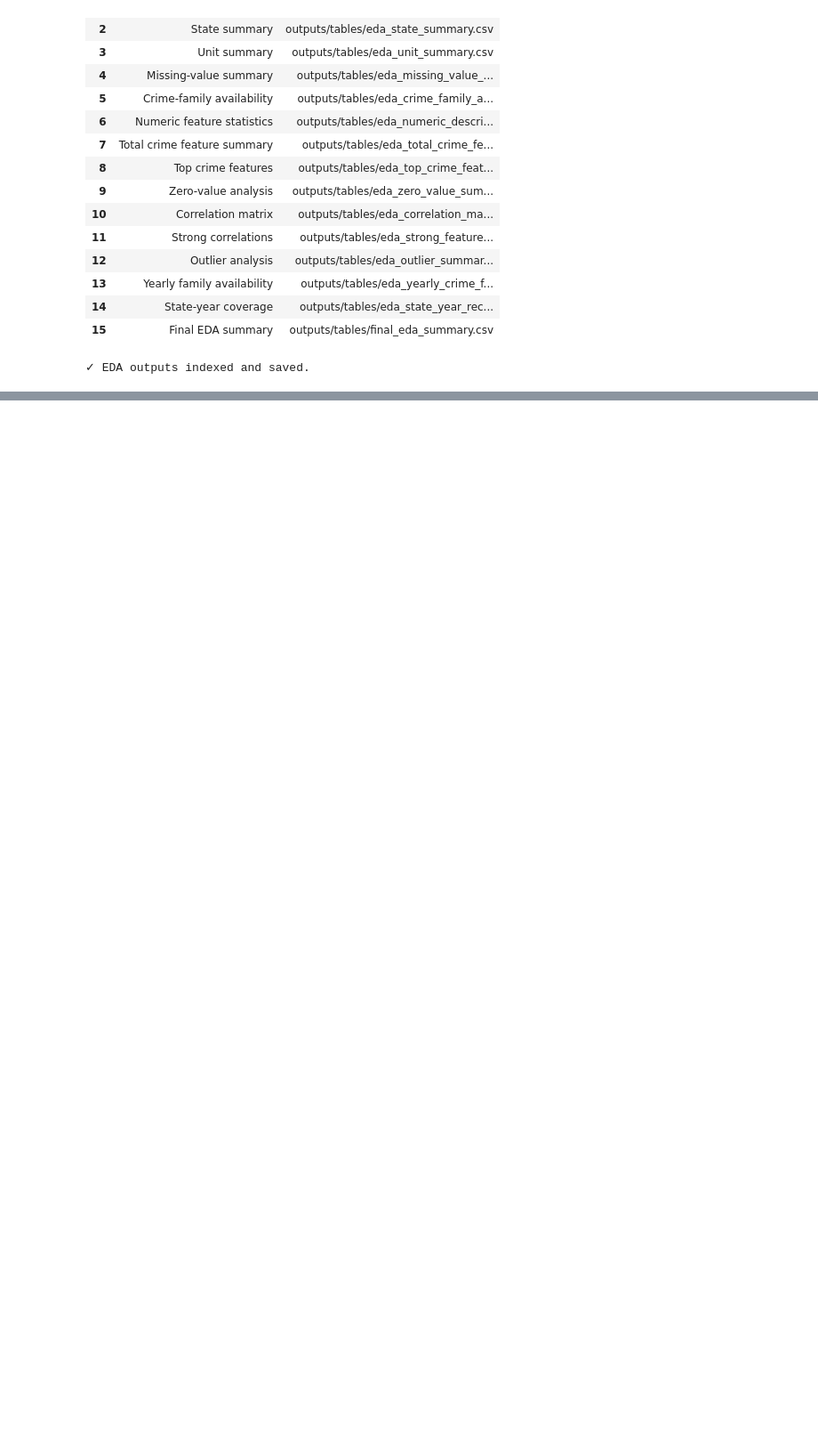
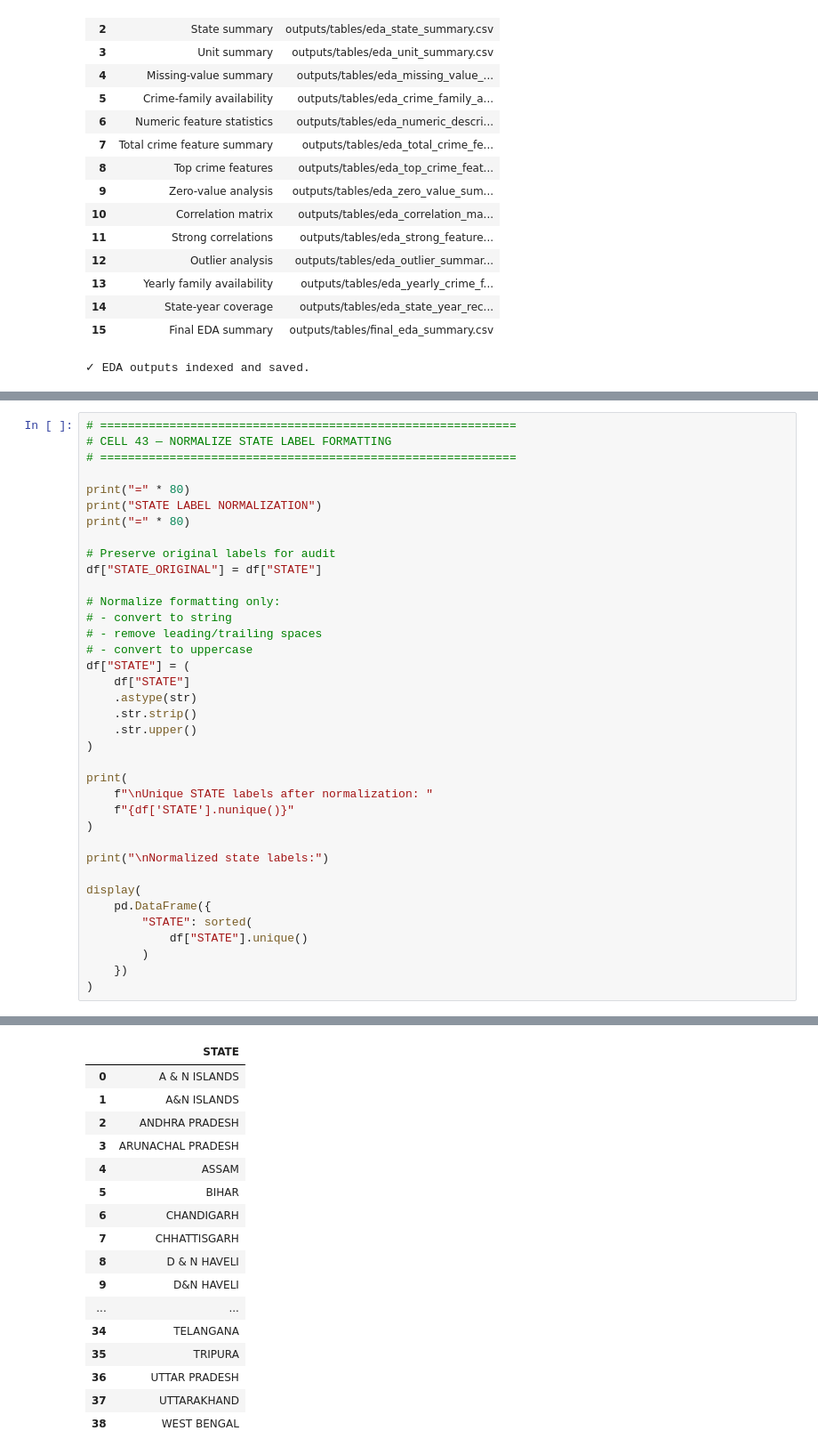
Before and after one commit to varshini1802/Major-project, a Jupyter notebook: notebooks/02_India_Crime_Final_EDA.ipynb, the cells around one changed output, grey strips where cells are left out. Shown at 89% size. Cells and saved outputs as stored; diff of their text form; blank space fills up the shorter version.

```diff
--- a/notebooks/02_India_Crime_Final_EDA.ipynb
+++ b/notebooks/02_India_Crime_Final_EDA.ipynb
@@ -2544,0 +2610,38 @@ print(
+# %%
+# ============================================================
+# CELL 43 — NORMALIZE STATE LABEL FORMATTING
+# ============================================================
+
+print("=" * 80)
+print("STATE LABEL NORMALIZATION")
+print("=" * 80)
+
+# Preserve original labels for audit
+df["STATE_ORIGINAL"] = df["STATE"]
+
+# Normalize formatting only:
+# - convert to string
+# - remove leading/trailing spaces
+# - convert to uppercase
+df["STATE"] = (
+    df["STATE"]
+    .astype(str)
+    .str.strip()
+    .str.upper()
+)
+
+print(
+    f"\nUnique STATE labels after normalization: "
+    f"{df['STATE'].nunique()}"
+)
+
+print("\nNormalized state labels:")
+
+display(
+    pd.DataFrame({
+        "STATE": sorted(
+            df["STATE"].unique()
+        )
+    })
+)
+# %% [output]
@@ -2544,0 +2655,17 @@ print(
+|  | STATE |
+| 0 | A & N ISLANDS |
+| 1 | A&N ISLANDS |
+| 2 | ANDHRA PRADESH |
+| 3 | ARUNACHAL PRADESH |
+| 4 | ASSAM |
+| 5 | BIHAR |
+| 6 | CHANDIGARH |
+| 7 | CHHATTISGARH |
+| 8 | D & N HAVELI |
+| 9 | D&N HAVELI |
+| ... | ... |
+| 34 | TELANGANA |
+| 35 | TRIPURA |
+| 36 | UTTAR PRADESH |
+| 37 | UTTARAKHAND |
+| 38 | WEST BENGAL |
```
Also changed, not shown: parts of 5 cells of this notebook, 2 other files.
